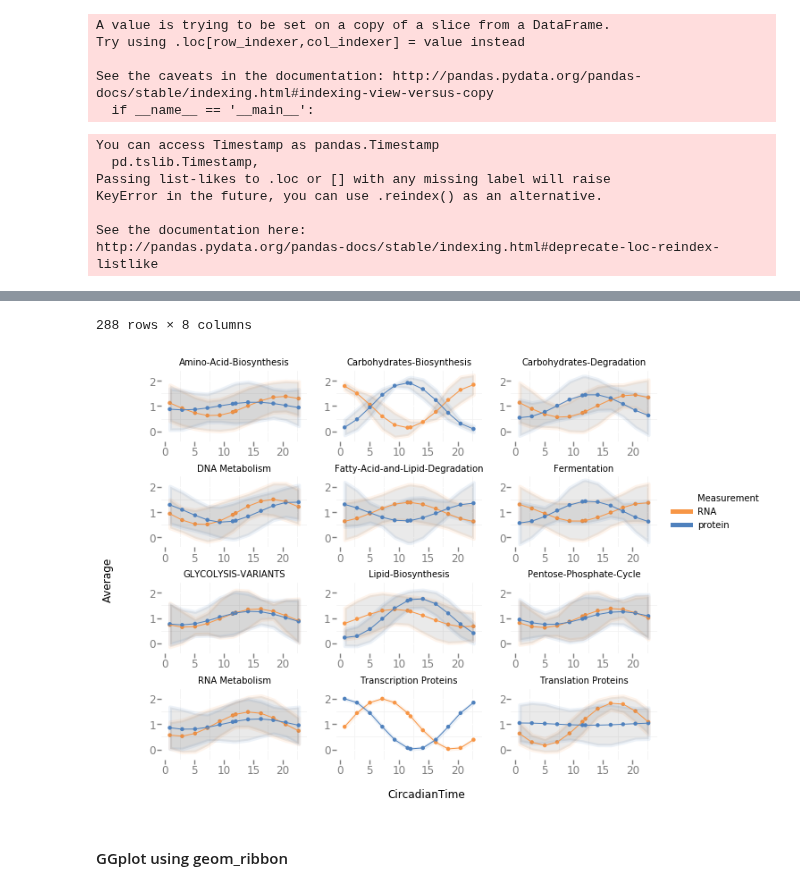
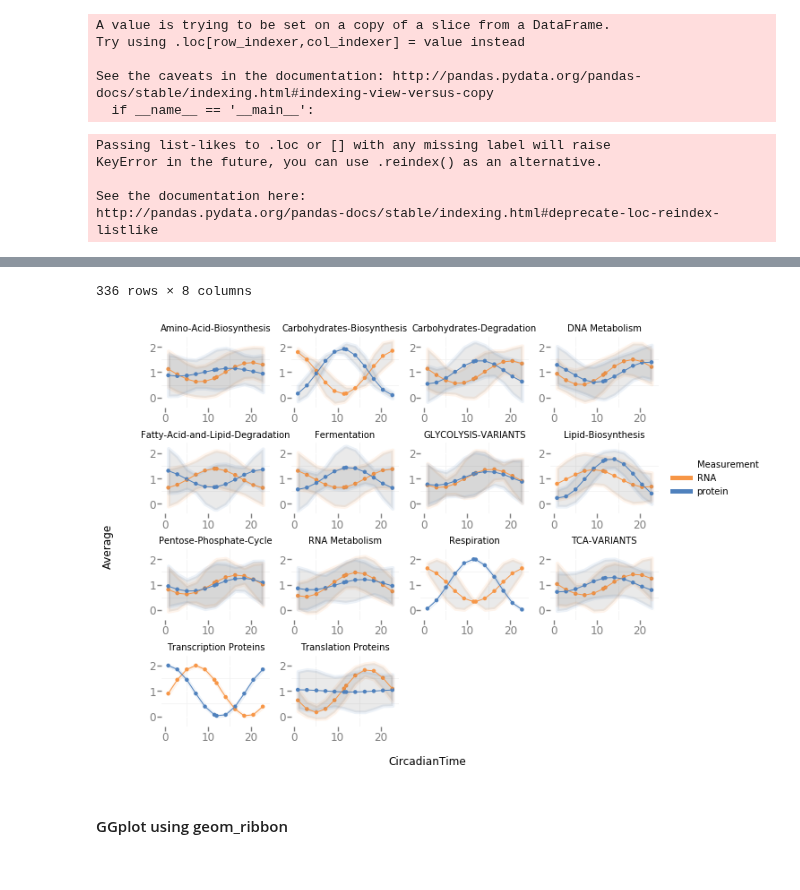
Before and after one commit to djinnome/PeakPhases, a Jupyter notebook: PeakPhaseAnalysis.ipynb, the cells around one changed output, grey strips where cells are left out. Saved outputs shown, nothing was run; the diff lists cells and outputs as text; code cells hidden in the pictures.

Commit message:
Added TCA and Respiration to the omics dashboard

```diff
--- a/PeakPhaseAnalysis.ipynb
+++ b/PeakPhaseAnalysis.ipynb
@@ -523,9 +523,11 @@ pwy_classes = ['Amino-Acid-Biosynthesis',
  'Fatty-Acid-and-Lipid-Degradation',
  'Fermentation',
  'GLYCOLYSIS-VARIANTS',
+ 'TCA-VARIANTS',
+ 'Respiration',
  'Lipid-Biosynthesis',
  'Pentose-Phosphate-Cycle',
-  'DNA Metabolism',
+ 'DNA Metabolism',
  'RNA Metabolism',
  'Transcription Proteins',
  'Translation Proteins'
@@ -583,8 +585,6 @@ p
 p.save('MeanAndStdRNAandProteinCircadianOscillations.pdf')
 #geom_point(aes(x='Hours since DD', y='Average', color='Measurement')) + \
 # %% [output]
-You can access Timestamp as pandas.Timestamp
-  pd.tslib.Timestamp,
 Passing list-likes to .loc or [] with any missing label will raise
 KeyError in the future, you can use .reindex() as an alternative.
 
@@ -611,5 +611,5 @@ http://pandas.pydata.org/pandas-docs/stable/indexing.html#deprecate-loc-reindex-
-288 rows × 8 columns
+336 rows × 8 columns
-[figure, old version]
+[figure, new version]
 # %% [markdown]
 #### GGplot using geom_ribbon
 # %%
```
Also changed, not shown: parts of 3 cells of this notebook, 2 other files.
